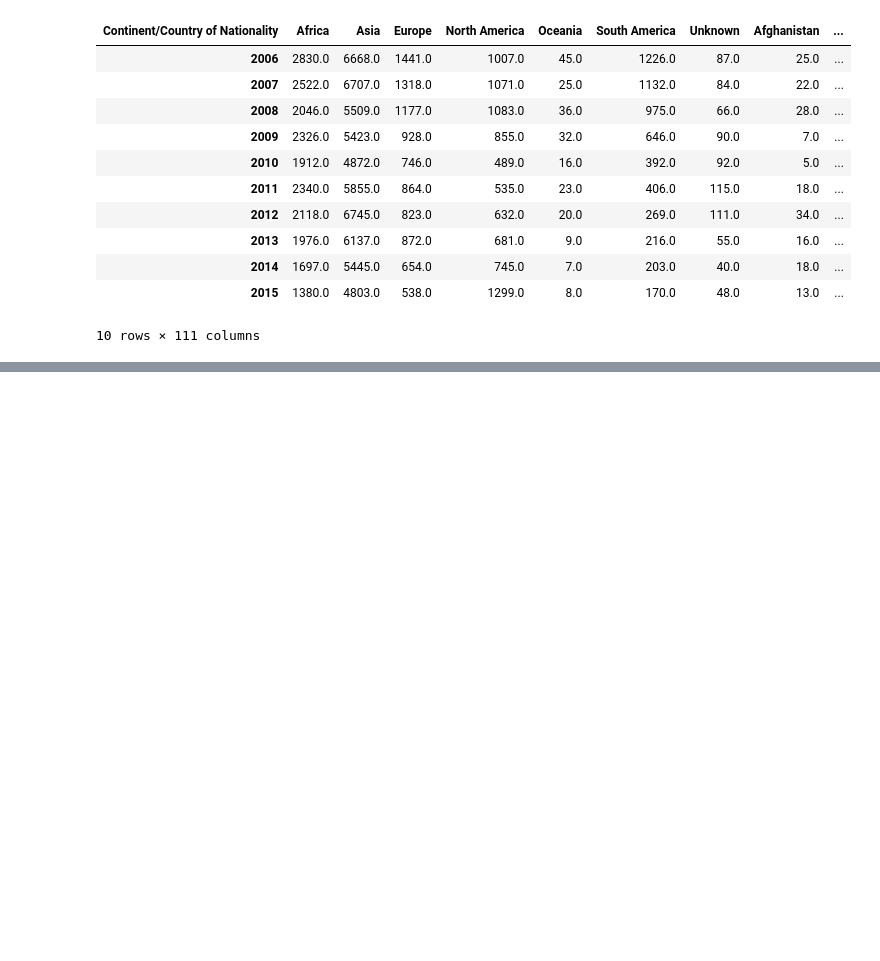
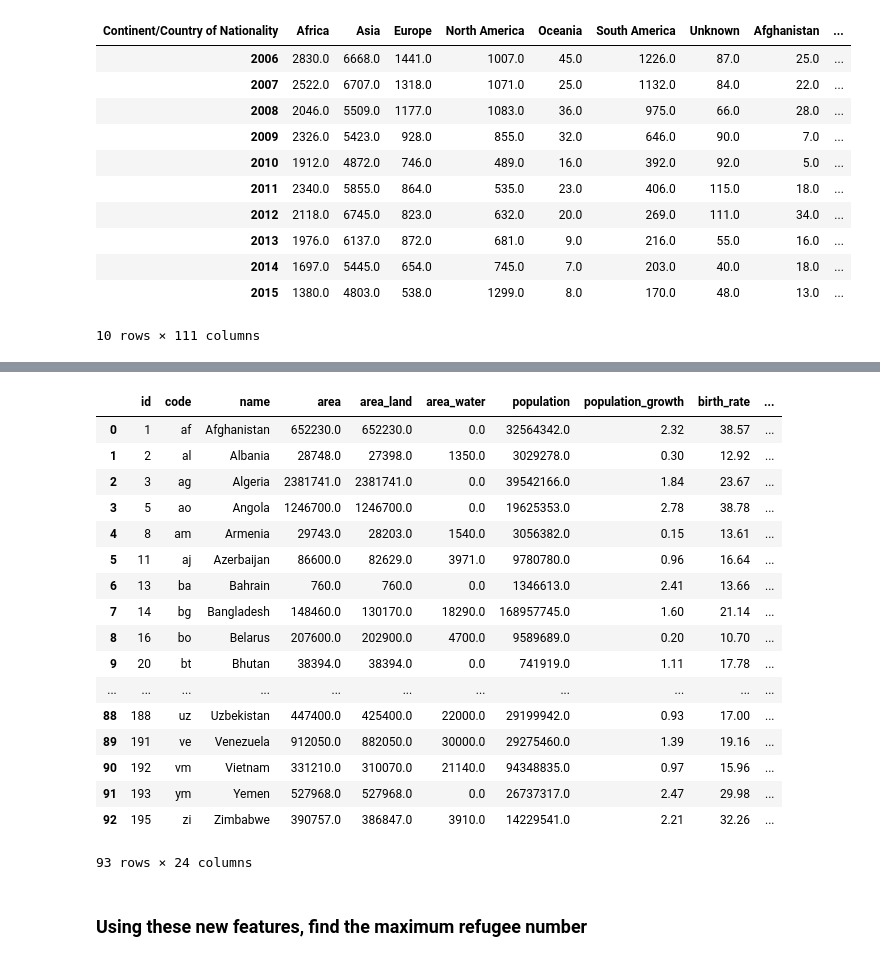
Before and after one commit to cwczarnik/Refugee_Study, a Jupyter notebook: US_Refugees.ipynb, the cells around one changed output, grey strips where cells are left out. Cells and saved outputs as stored; diff of their text form; code cells hidden in the pictures; blank space fills up the shorter version.

Commit message:
added sql factbook merge

```diff
--- a/US_Refugees.ipynb
+++ b/US_Refugees.ipynb
@@ -113,0 +185,9 @@ df_da
+# %%
+import sqlite3
+conn = sqlite3.connect('./data/factbook.db')
+c = conn.cursor()
+q = 'select * from facts;'
+c.execute(q)
+df = pd.DataFrame(c.fetchall())
+
+conn.close()
@@ -114,2 +203,11 @@ df_da
+# %%
+conn = sqlite3.connect('./data/factbook.db')
+c = conn.cursor()
+q = '''PRAGMA table_info(facts)'''
+
+c.execute(q)
+output= c.fetchall()
+
+conn.close()
 # %%
-[df_da.columns[i] for i in range(idx)]
+df.columns = [output[i][1] for i in range(len(output))]
@@ -142,0 +223,23 @@ plt.legend(loc='center left', bbox_to_anchor=(1.0, 0.5))
+# %%
+pd.merge(df,aff_asylum,how ='inner',left_on='name',right_on ='Continent/Country of Nationality' )#,left_on='name',right_on = 'Continent/Country of Nationality')
+# %% [output]
+|  | id | code | name | area | area_land | area_water | population | population_growth | birth_rate | ... |
+| 0 | 1 | af | Afghanistan | 652230.0 | 652230.0 | 0.0 | 32564342.0 | 2.32 | 38.57 | ... |
+| 1 | 2 | al | Albania | 28748.0 | 27398.0 | 1350.0 | 3029278.0 | 0.30 | 12.92 | ... |
+| 2 | 3 | ag | Algeria | 2381741.0 | 2381741.0 | 0.0 | 39542166.0 | 1.84 | 23.67 | ... |
+| 3 | 5 | ao | Angola | 1246700.0 | 1246700.0 | 0.0 | 19625353.0 | 2.78 | 38.78 | ... |
+| 4 | 8 | am | Armenia | 29743.0 | 28203.0 | 1540.0 | 3056382.0 | 0.15 | 13.61 | ... |
+| 5 | 11 | aj | Azerbaijan | 86600.0 | 82629.0 | 3971.0 | 9780780.0 | 0.96 | 16.64 | ... |
+| 6 | 13 | ba | Bahrain | 760.0 | 760.0 | 0.0 | 1346613.0 | 2.41 | 13.66 | ... |
+| 7 | 14 | bg | Bangladesh | 148460.0 | 130170.0 | 18290.0 | 168957745.0 | 1.60 | 21.14 | ... |
+| 8 | 16 | bo | Belarus | 207600.0 | 202900.0 | 4700.0 | 9589689.0 | 0.20 | 10.70 | ... |
+| 9 | 20 | bt | Bhutan | 38394.0 | 38394.0 | 0.0 | 741919.0 | 1.11 | 17.78 | ... |
+| ... | ... | ... | ... | ... | ... | ... | ... | ... | ... | ... |
+| 88 | 188 | uz | Uzbekistan | 447400.0 | 425400.0 | 22000.0 | 29199942.0 | 0.93 | 17.00 | ... |
+| 89 | 191 | ve | Venezuela | 912050.0 | 882050.0 | 30000.0 | 29275460.0 | 1.39 | 19.16 | ... |
+| 90 | 192 | vm | Vietnam | 331210.0 | 310070.0 | 21140.0 | 94348835.0 | 0.97 | 15.96 | ... |
+| 91 | 193 | ym | Yemen | 527968.0 | 527968.0 | 0.0 | 26737317.0 | 2.47 | 29.98 | ... |
+| 92 | 195 | zi | Zimbabwe | 390757.0 | 386847.0 | 3910.0 | 14229541.0 | 2.21 | 32.26 | ... |
+93 rows × 24 columns
+# %% [markdown]
+### Using these new features, find the maximum refugee number
```
Also changed, not shown: parts of 15 cells of this notebook, 3 other files.
